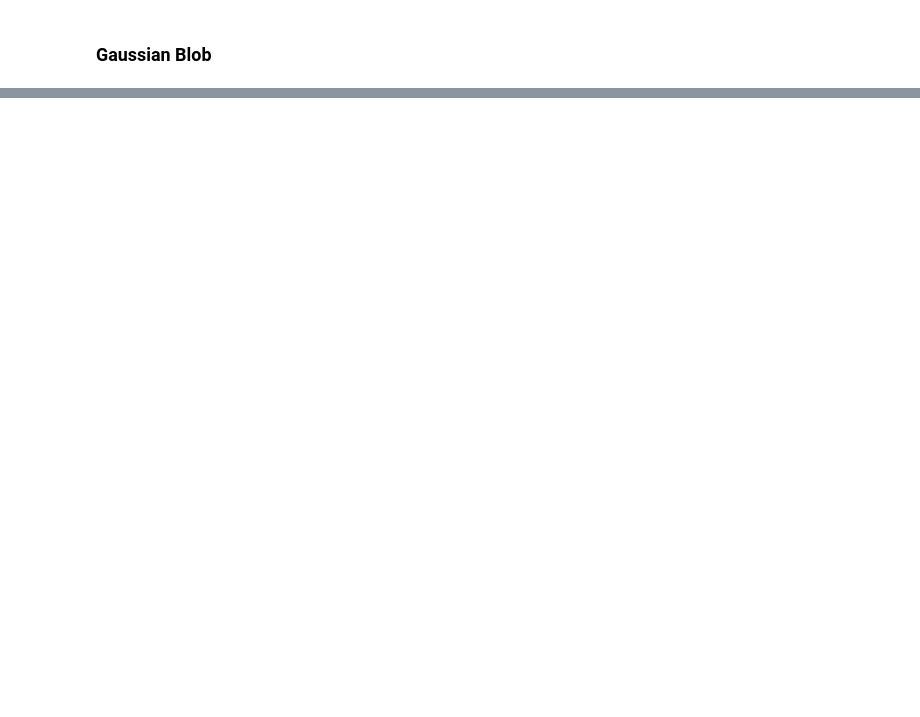
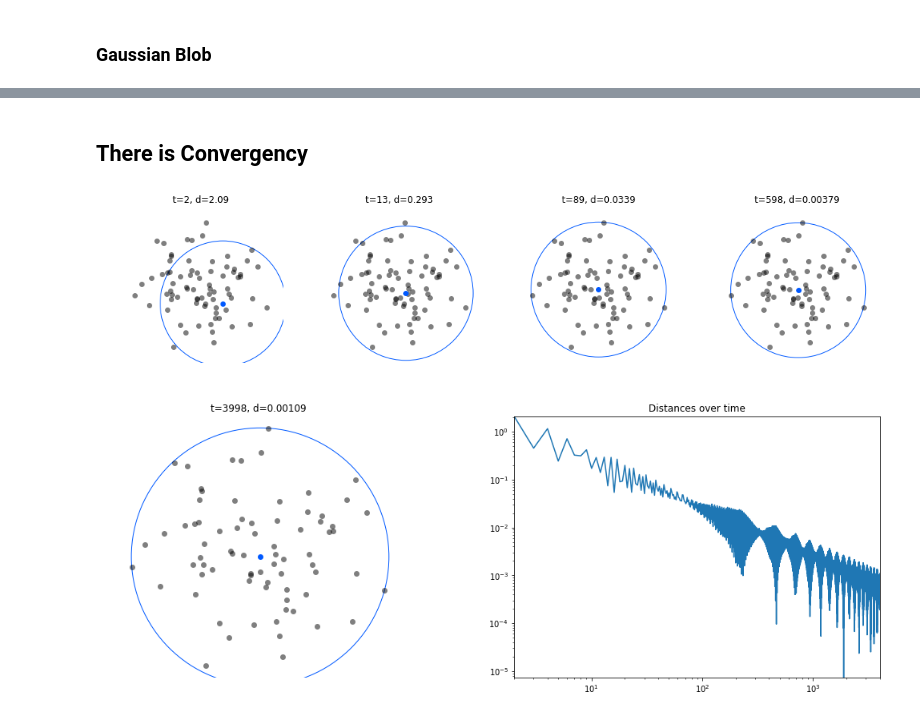
Before and after one commit to p3ml/recipes, a Jupyter notebook: Minimum Enclosing Ball.ipynb, the cells around one changed output, grey strips where cells are left out. Drawn from its saved outputs; the diff is of its cells as text; code cells hidden in the pictures; blank space fills up the shorter version.

```diff
--- a/Minimum Enclosing Ball.ipynb
+++ b/Minimum Enclosing Ball.ipynb
@@ -217,3 +217,52 @@ Center is  [ 4.16077487 -0.37040995]  and radius is  5.188482123560645
+# %% [markdown]
+## There is Convergency
+# %%
+X      = gaussian_blob
+XtX, Z = init_ingredients(X)
+grad   = partial(neg_lagrangian_dual_gradient, XtX, Z)
+
+tmax = 4000
+centers   = np.zeros((tmax, 2))
+radii     = np.zeros(tmax)
+distances = np.zeros(tmax)
+
+def remember_distances(state, t, eta, grd, s, mu):
+    global centers, radii, distances
+    c = center(X, mu)
+    r = radius(XtX, Z, mu)
+    d = distance(X, Z, c, r)
+    centers[t], radii[t], distances[t] = c, r, d
+
+
+mu = frank_wolfe_optimization(X.shape[1], grad, tmax=tmax, show=remember_distances)
+
+
+ts = np.geomspace(2, tmax-1, 5, dtype=int)
+
+axs = init_plots(len(ts[:-1]), find_limits(X))
+for a, t in zip(axs, ts[:-1]):
+    a.set_title('t={}, d={:.3}'.format(t, distances[t]))
+    plot_points(a, X)
+    plot_circle(a, centers[t], radii[t])
+done_plots()
+
+axs = init_plots(2)
+
+axs[0].set_title('t={}, d={:.3}'.format(ts[-1], distances[-1]))
+plot_points(axs[0], X)
+plot_circle(axs[0], centers[-1], radii[-1])
+
+axs[1].set_title('Distances over time')
+axs[1].set_xlim(ts[0], tmax)
+axs[1].set_ylim(distances.min(), distances[ts[0]:ts[0]+5].max())
+axs[1].set_aspect(aspect='auto')
+axs[1].set_axis_on()
+axs[1].loglog(range(ts[0], tmax), distances[ts[0]:])
+
+done_plots()
+# %% [output]
+[figure, added]
+[figure, added]
 # %% [markdown]
 <table style="width:100%">
   <tr>
```
Also changed, not shown: parts of 8 cells of this notebook.
